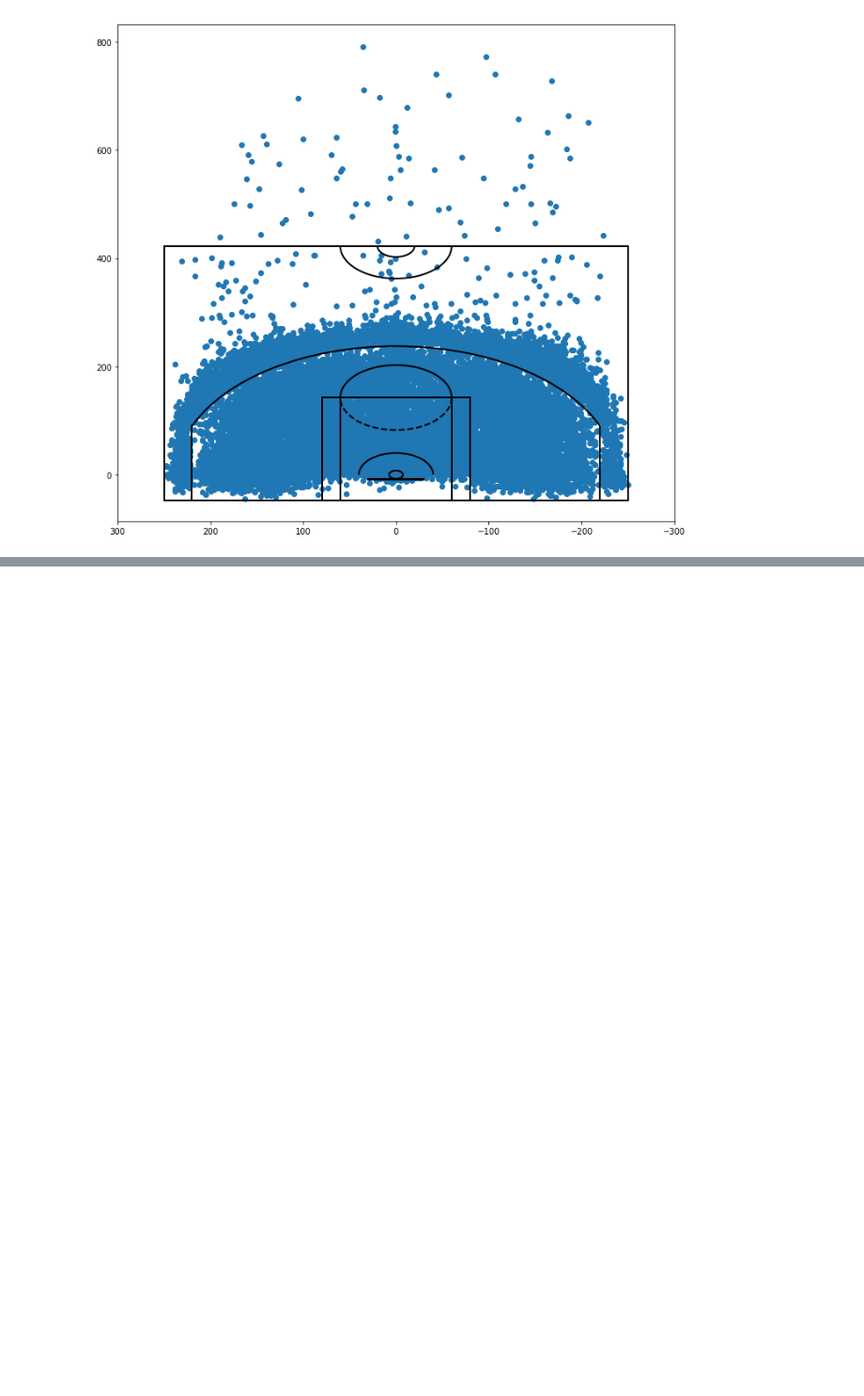
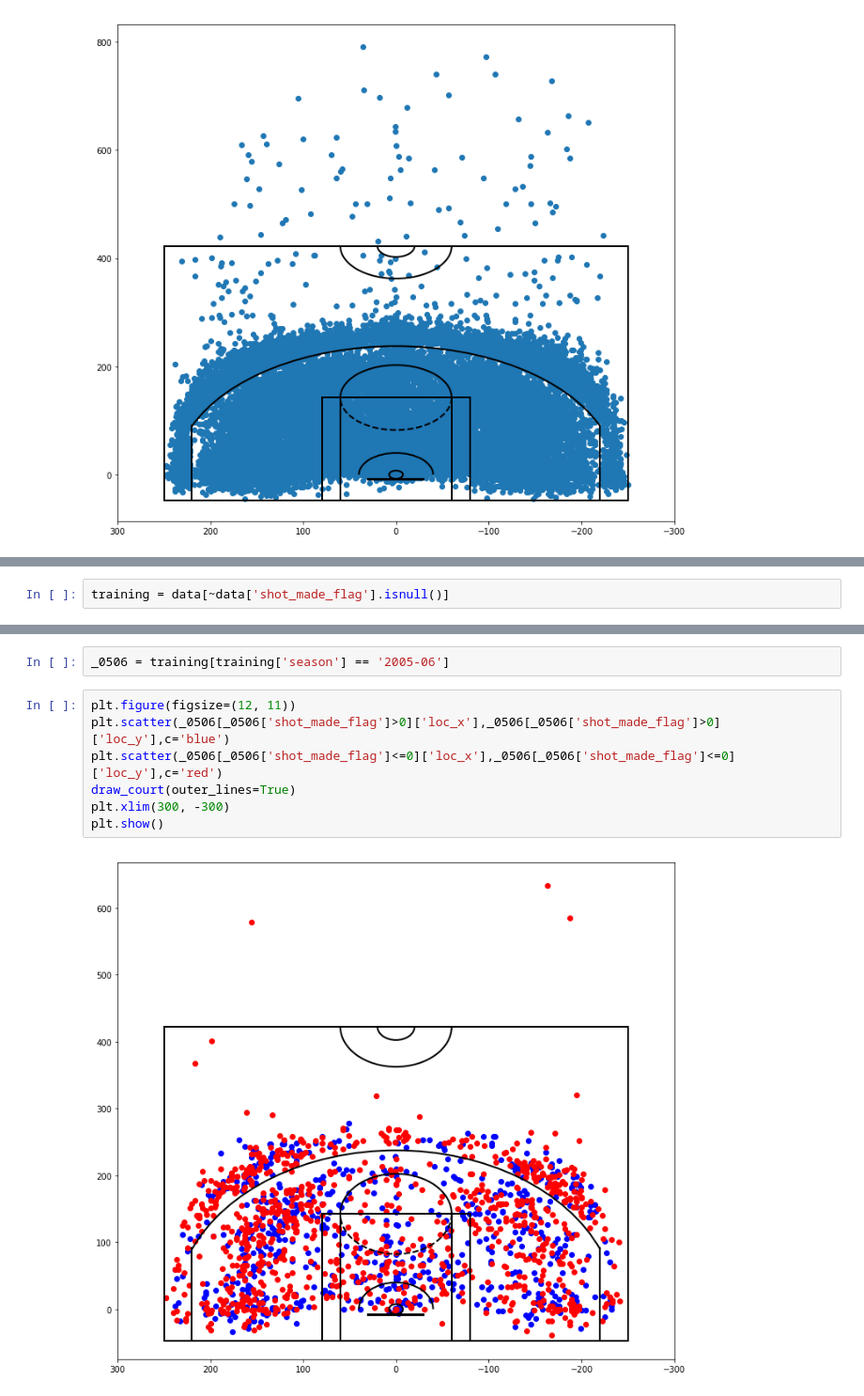
Before and after one commit to justinthe/kaggle_kobe_shot_selection, a Jupyter notebook: notebook/eda_1.ipynb, the cells around one changed output, grey strips where cells are left out. Shown at 94% size. Cells and saved outputs as stored; diff of their text form; blank space fills up the shorter version.

```diff
--- a/notebook/eda_1.ipynb
+++ b/notebook/eda_1.ipynb
@@ -178,0 +195,2 @@ plt.show()
+# %%
+training = data[~data['shot_made_flag'].isnull()]
@@ -178,0 +221,11 @@ plt.show()
+# %%
+_0506 = training[training['season'] == '2005-06']
+# %%
+plt.figure(figsize=(12, 11))
+plt.scatter(_0506[_0506['shot_made_flag']>0]['loc_x'],_0506[_0506['shot_made_flag']>0]['loc_y'],c='blue')
+plt.scatter(_0506[_0506['shot_made_flag']<=0]['loc_x'],_0506[_0506['shot_made_flag']<=0]['loc_y'],c='red')
+draw_court(outer_lines=True)
+plt.xlim(300, -300)
+plt.show()
+# %% [output]
+[figure, added]
```
Also changed, not shown: parts of 4 cells of this notebook, 1 other file.
